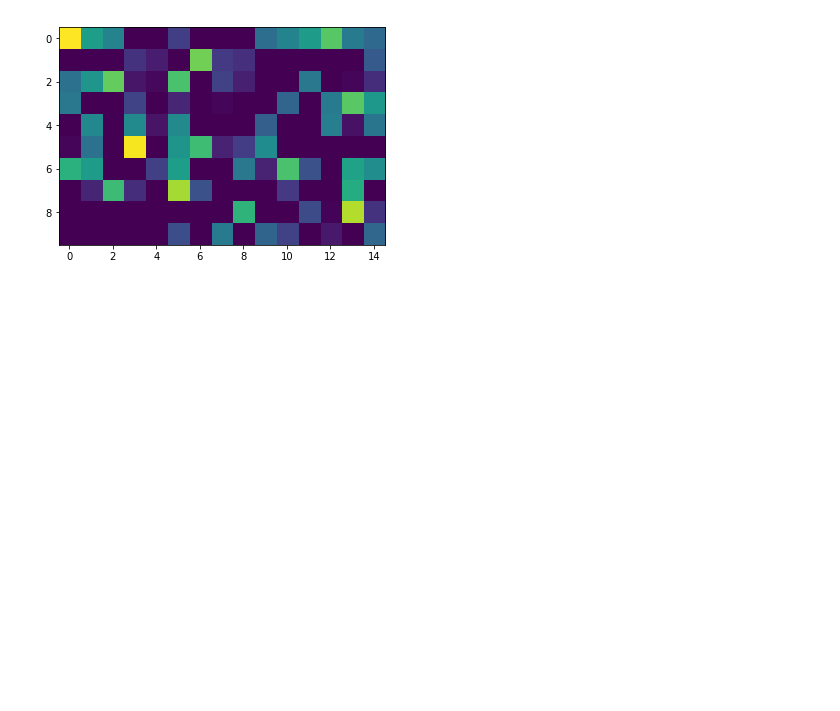
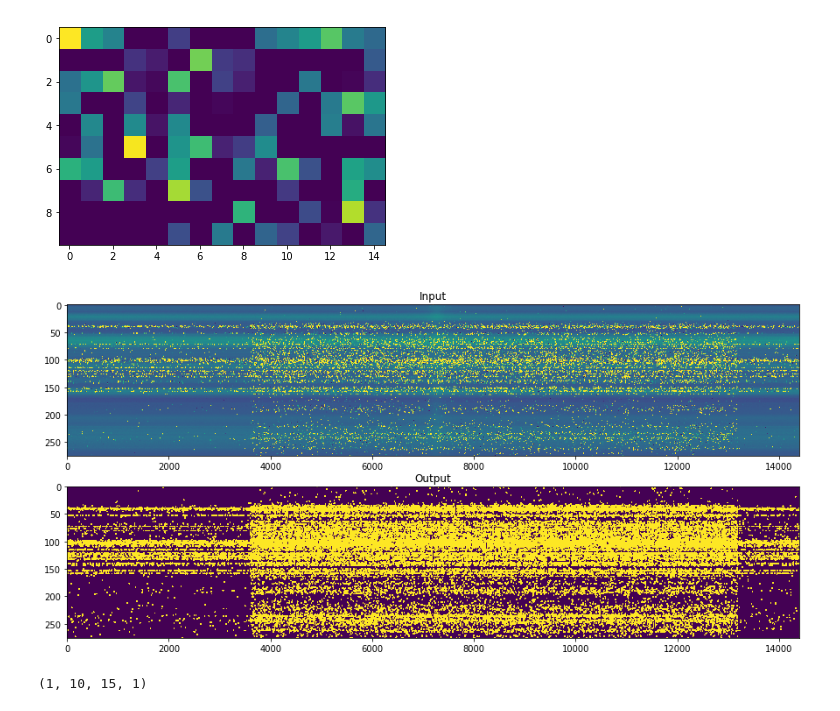
Before and after one commit to vafaei-ar/Ngene, a Jupyter notebook: notebooks/CNN_sample.ipynb, the cells around one changed output. Cells and saved outputs as stored; diff of their text form; code cells hidden in the pictures; blank space fills up the shorter version.

```diff
--- a/notebooks/CNN_sample.ipynb
+++ b/notebooks/CNN_sample.ipynb
@@ -300,3 +306,23 @@ plt.imshow(img[:,:,0])
 # %% [output]
 <matplotlib.image.AxesImage at 0x...>
 [figure]
+# %%
+import rficnn as rfc
+files_list=['/home/gf/works/RFI/data/hide_sims_train/calib_1year/TEST_MP_PXX_20160102_000000.fits']
+dpt = rfc.DataProvider(a_min=0,
+                       a_max=200, files=files_list,
+                       label_name='RFI_MASK')
+# %%
+x,y = dpt(1)
+fig,(ax1,ax2) = plt.subplots(ncols=1,nrows=2,figsize=(15,7))
+
+ax1.imshow(x[0,:,:,0],aspect='auto')
+ax1.set_title('Input')
+ax2.imshow(y[0,:,:,0],aspect='auto')
+ax2.set_title('Output');
+# %% [output]
+[figure, added]
+# %%
+y.shape
+# %% [output]
+(1, 10, 15, 1)
```
Also changed, not shown: parts of 4 cells of this notebook, 10 other files.
